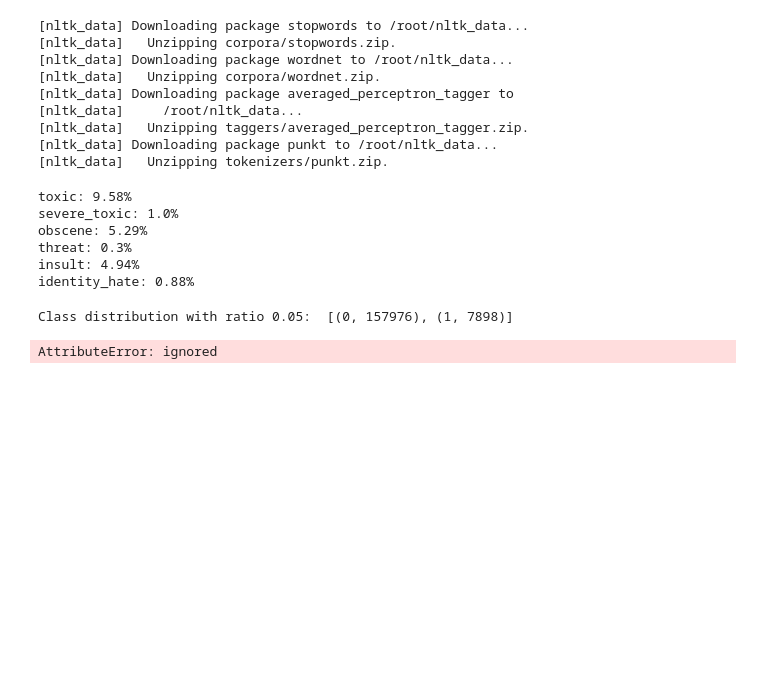
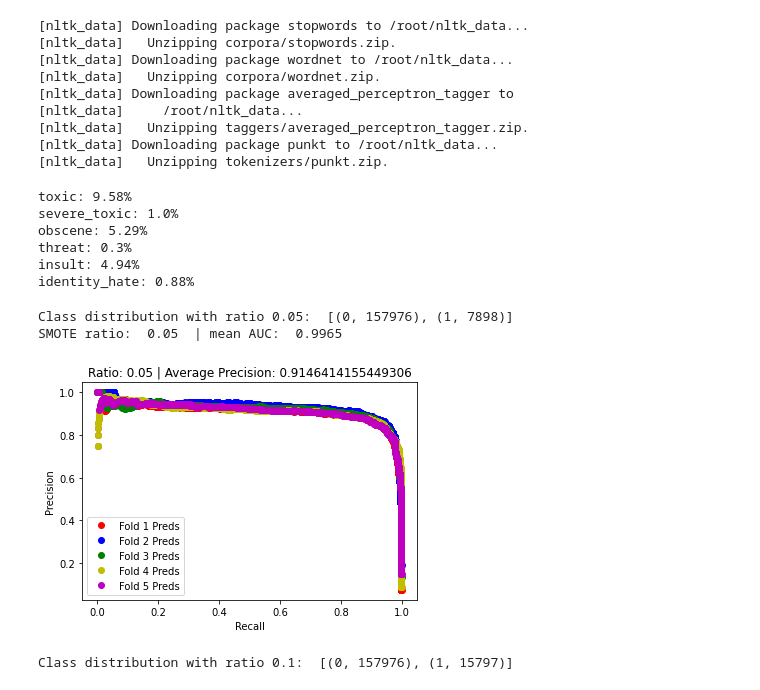
Before and after one commit to markerenberg/Toxic-Comment-Classification, a Jupyter notebook: NB_SVM_with_SMOTE.ipynb, the cells around one changed output. Drawn from its saved outputs; the diff is of its cells as text; code cells hidden in the pictures; blank space fills up the shorter version.

```diff
--- a/NB_SVM_with_SMOTE.ipynb
+++ b/NB_SVM_with_SMOTE.ipynb
@@ -282,7 +282,7 @@ class NbSvmClassifier(BaseEstimator, ClassifierMixin):
 
     def fit(self, x, y):
         # Check that X and y have correct shape
-        y = y.values
+        #y = y.values
         x, y = check_X_y(x, y, accept_sparse=True)
 
         def pr(x, y_i, y):
@@ -292,6 +292,7 @@ class NbSvmClassifier(BaseEstimator, ClassifierMixin):
         self._r = sparse.csr_matrix(np.log(pr(x,1,y) / pr(x,0,y)))
         x_nb = x.multiply(self._r)
         self._clf = LogisticRegression(C=self.C, tol=self.tol, dual=self.dual, n_jobs=self.n_jobs).fit(x_nb, y)
+        return self
 # %%
 ## See what class imbalance is for response classes
 for clss in class_names:
@@ -304,6 +305,17 @@ obscene: 5.29%
 threat: 0.3%
 insult: 4.94%
 identity_hate: 0.88%
+# %%
+resp = 'severe_toxic'
+training_labels = train[resp]
+train_features = train_tfidf_features
+seed = 1234
+splits = 5
+folds = StratifiedKFold(n_splits=splits, shuffle=True, random_state=seed)
+
+over = SMOTE(sampling_strategy=0.1,random_state=seed)
+X_re, y_re = over.fit_resample(train_features, training_labels)
+class_pred = np.zeros(X_re.shape[0])
 # %%
 ##### Investigating class imbalance + improving recall #####
 resp = 'severe_toxic'
@@ -323,37 +335,38 @@ for ratio in over_ratios:
   # Define new re-sampled data
   over = SMOTE(sampling_strategy=ratio,random_state=seed)
   X_re, y_re = over.fit_resample(train_features, training_labels)
   class_pred = np.zeros(X_re.shape[0])
   print("Class distribution with ratio {}: ".format(str(ratio)),sorted(Counter(y_re).items()))
   # Use 5-fold cross-validation to evaluate performance at given over-sampling ratio.
   auc,precision,recall,thresholds = [],[],[],[]
   for n_fold, (trn_idx, val_idx) in enumerate(folds.split(X_re, y_re)):
     # Train NB-SVM with oversample ratio
-    model = NbSvmClassifier(C=4, tol=1e-4, dual=False, n_jobs=-1,multi_class='auto')
-    model.fit(X_re[trn_idx], y_re[trn_idx])
+    model = NbSvmClassifier(C=4, tol=1e-4, dual=False, n_jobs=-1,multi_class='auto').fit(X_re[trn_idx], y_re[trn_idx])
     class_pred[val_idx] = model.predict_proba(X_re[val_idx])[:,1]
     auc.append(roc_auc_score(y_re[val_idx], class_pred[val_idx],average='weighted'))
-    prec, recal, thresh = precision_recall_curve(y_res[val_idx], class_pred[val_idx])
+    prec, recal, thresh = precision_recall_curve(y_re[val_idx], class_pred[val_idx])
     precision.append(prec)
     recall.append(recal)
     thresholds.append(thresh)
   # Print out mean AUC score
   print("SMOTE ratio: ",str(ratio),' | mean AUC: ',str(round(np.mean(auc),4)))
   # Plot precision-recall curve
   plt.figure()
   plt.plot(recall[0], precision[0], 'ro', linewidth=2,label='Fold 1 Preds')
   plt.plot(recall[1], precision[1], 'bo', linewidth=2,label='Fold 2 Preds')
   plt.plot(recall[2], precision[2], 'go', linewidth=2,label='Fold 3 Preds')
   plt.plot(recall[3], precision[3], 'yo', linewidth=2,label='Fold 4 Preds')
   plt.plot(recall[4], precision[4], 'mo', linewidth=2,label='Fold 5 Preds')
   plt.xlabel('Recall')
   plt.ylabel('Precision')
   plt.title('Ratio: '+str(ratio)+' | Average Precision: '+str(average_precision_score(y_re,class_pred,average='weighted')))
   plt.legend()
   plt.show()
 # %% [output]
 Class distribution with ratio 0.05:  [(0, 157976), (1, 7898)]
+SMOTE ratio:  0.05  | mean AUC:  0.9965
+[figure, added]
-AttributeError: ignored
+Class distribution with ratio 0.1:  [(0, 157976), (1, 15797)]
 # %%
 # Fit model using 5-fold CV, display PR curve
 resp = 'severe_toxic'
```
